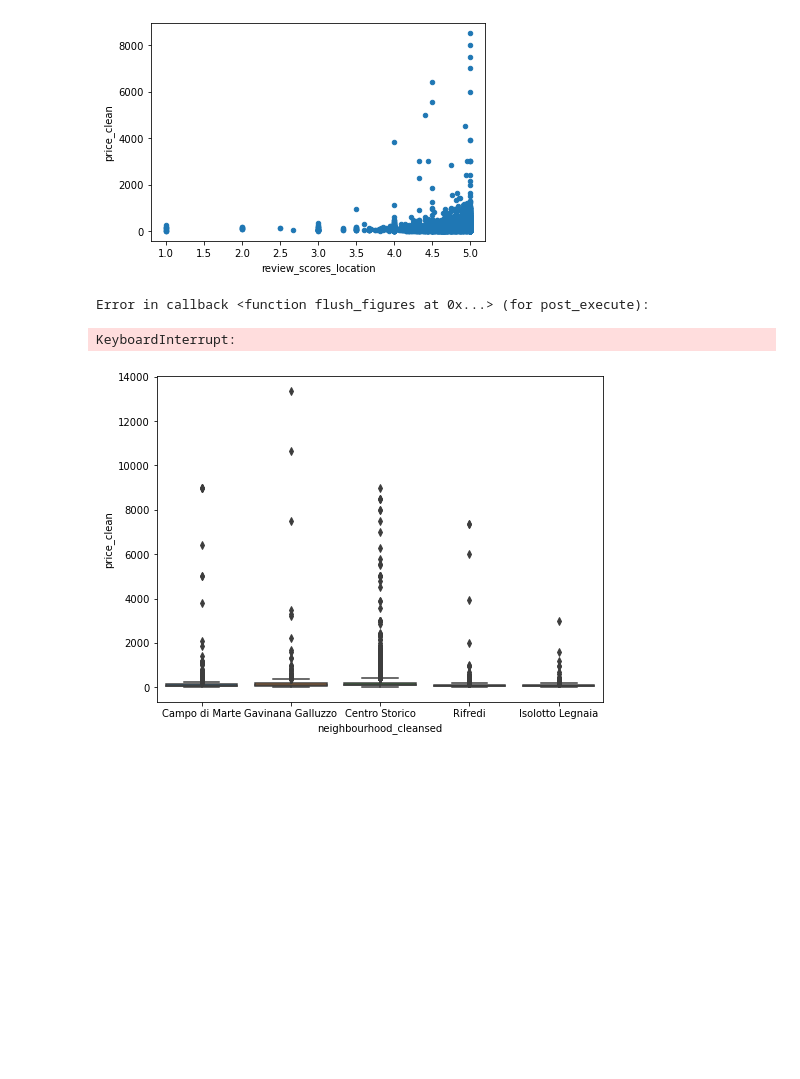
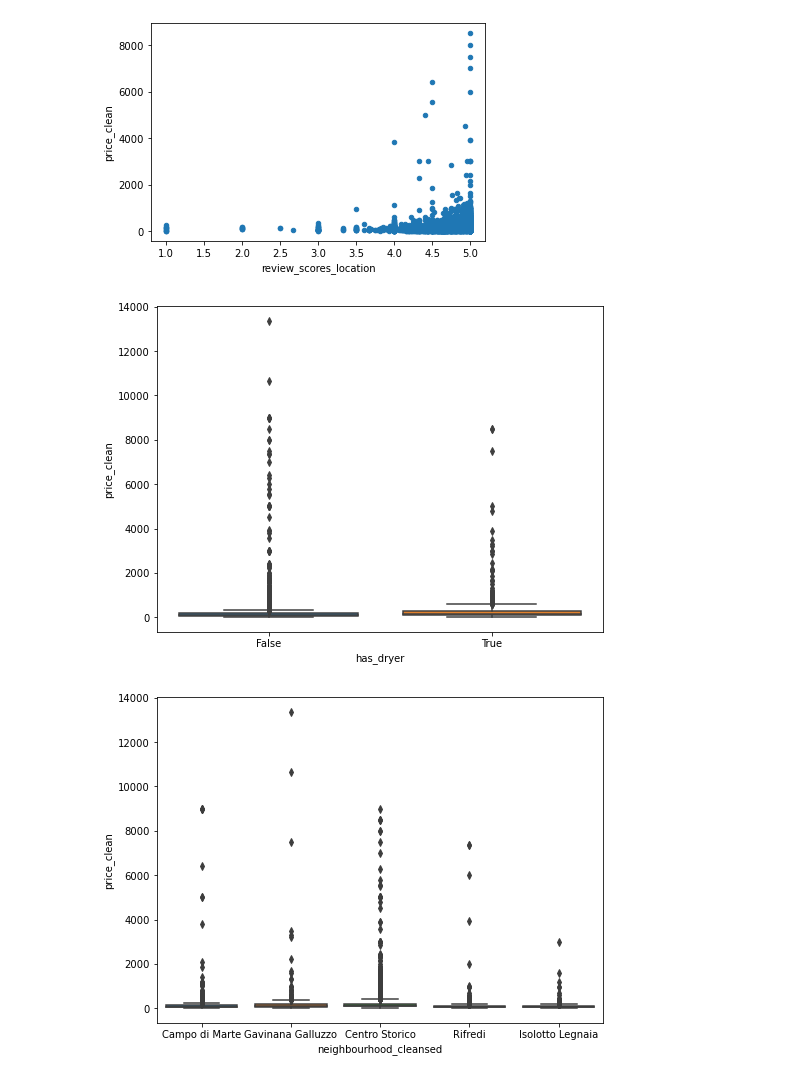
Before and after one commit to Aleaume/Udactiy_DataSc_P1, a Jupyter notebook: Data_Exploration.ipynb, the cells around one changed output. Saved outputs shown, nothing was run; the diff lists cells and outputs as text; code cells hidden in the pictures; blank space fills up the shorter version.

```diff
--- a/Data_Exploration.ipynb
+++ b/Data_Exploration.ipynb
@@ -182,0 +203,21 @@ list_amenities
+# %%
+top_amenities_list =['pool','wifi','kitchen','parking','jacuzzi','washer','dryer','airconditioning','heating','petsallowed','selfcheck-in','dedicatedworkspace']
+
+df2 = df.copy()
+df2 = df2[['amenities']]
+for top in top_amenities_list:
+    df2[('has_'+top)] = False
+
+
+for ind in df.index:
+
+    new_list = (df['amenities'][ind][1:][:-1]).split(",")
+    for amenity in new_list:
+        amenity = (amenity.replace('"','').lower())
+        amenity = amenity.replace(" ","")
+        if amenity in top_amenities_list:
+            df2.at[ind,('has_'+amenity)] = True
+
+#found_amenities
+df2.to_csv('amenties_check.csv')
+df2.head()
@@ -249,13 +379,13 @@ data.plot.scatter(x=var, y="price_clean");
 # %% [output]
 [figure]
 # %%
-var = 'amenities'
-data = pd.concat([df['price_clean'],df[var]], axis=1)
+df2['price_clean'] = df['price_clean']
+var = 'has_dryer'
+data = pd.concat([df2['price_clean'],df2[var]], axis=1)
 f, ax = plt.subplots(figsize=(8,6))
 fig = sns.boxplot(x=var,y="price_clean",data=data)
 # %% [output]
-Error in callback <function flush_figures at 0x...> (for post_execute):
-KeyboardInterrupt:
+[figure, added]
 # %%
 var = 'neighbourhood_cleansed'
 data = pd.concat([df['price_clean'],df[var]], axis=1)
```
Also changed, not shown: parts of 13 cells of this notebook, 5 other files.
